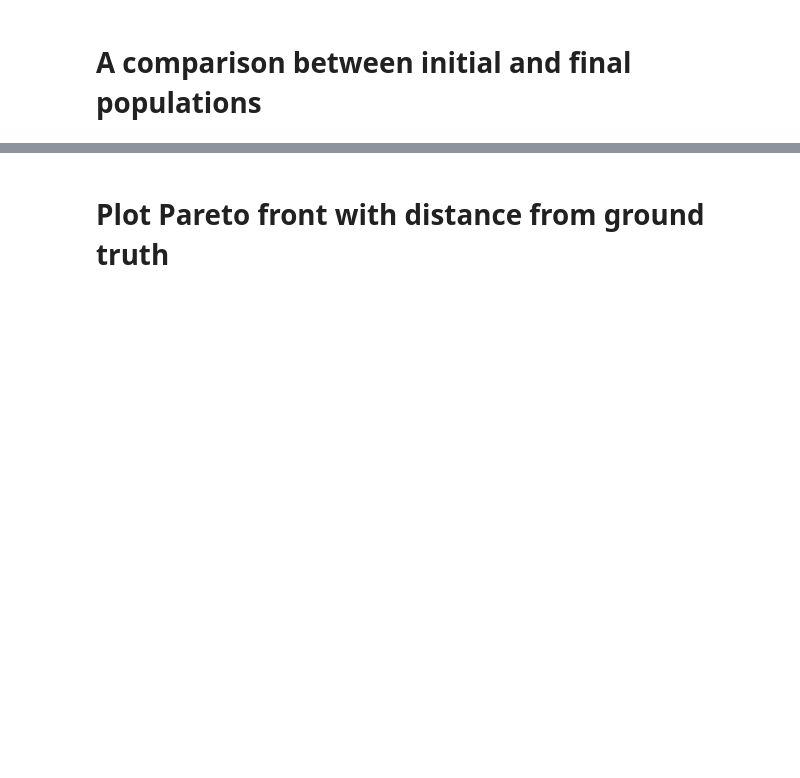
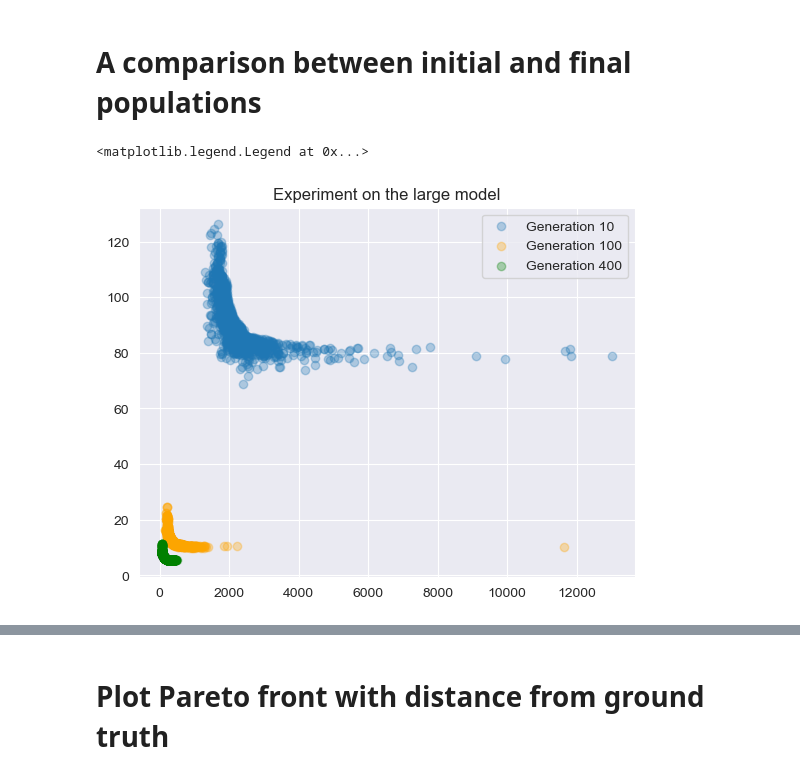
Before and after one commit to albertotonda/evolutionary-optimization-cell-models, a Jupyter notebook: src/plot_figures.ipynb, the cells around one changed output, grey strips where cells are left out. Saved outputs shown, nothing was run; the diff lists cells and outputs as text; code cells hidden in the pictures; blank space fills up the shorter version.

```diff
--- a/src/plot_figures.ipynb
+++ b/src/plot_figures.ipynb
@@ -40,19 +40,26 @@ sns.set_style('darkgrid')
 # %%
 #target_folder = "../local/2024-11-07-18-03-12-cell-model-optimization/"
 #target_folder = "../local/2024-11-08-16-20-26-cell-model-optimization"
-target_folder = "../local/2024-11-08-17-39-17-cell-model-optimization"
+#target_folder = "../local/2024-11-08-17-39-17-cell-model-optimization"
+target_folder = "../local/2024-11-09-18-47-03-big-cell-model-optimization"
 df_5 = pd.read_csv(os.path.join(target_folder, "42-population-generation-5.csv"))
 df_10 = pd.read_csv(os.path.join(target_folder, "42-population-generation-10.csv"))
 df_100 = pd.read_csv(os.path.join(target_folder, "42-population-generation-100.csv"))
+df_400 = pd.read_csv(os.path.join(target_folder, "42-population-generation-400.csv"))
 # %%
 fig, ax = plt.subplots()
 #ax.scatter(df_5["fitness_1"].values, df_5["fitness_2"].values, alpha=0.3, label="Generation 5")
 ax.scatter(df_10["fitness_1"].values, df_10["fitness_2"].values, alpha=0.3, label="Generation 10")
 ax.scatter(df_100["fitness_1"].values, df_100["fitness_2"].values, alpha=0.3, color="orange", label="Generation 100")
+ax.scatter(df_400["fitness_1"].values, df_400["fitness_2"].values, alpha=0.3, color="green", label="Generation 400")
 
 # this is just to zoom in on a specific area
-ax.set_xlim([-0.05, 1.0])
-ax.set_ylim([-0.01, 0.2])
+#ax.set_xlim([-0.05, 1.0])
+#ax.set_ylim([-0.01, 0.2])
 
+ax.set_title("Experiment on the large model")
 # legend
 ax.legend(loc='best')
+# %% [output]
+<matplotlib.legend.Legend at 0x...>
+[figure, added]
```
Also changed, not shown: parts of 1 cell of this notebook, 1 other file.
